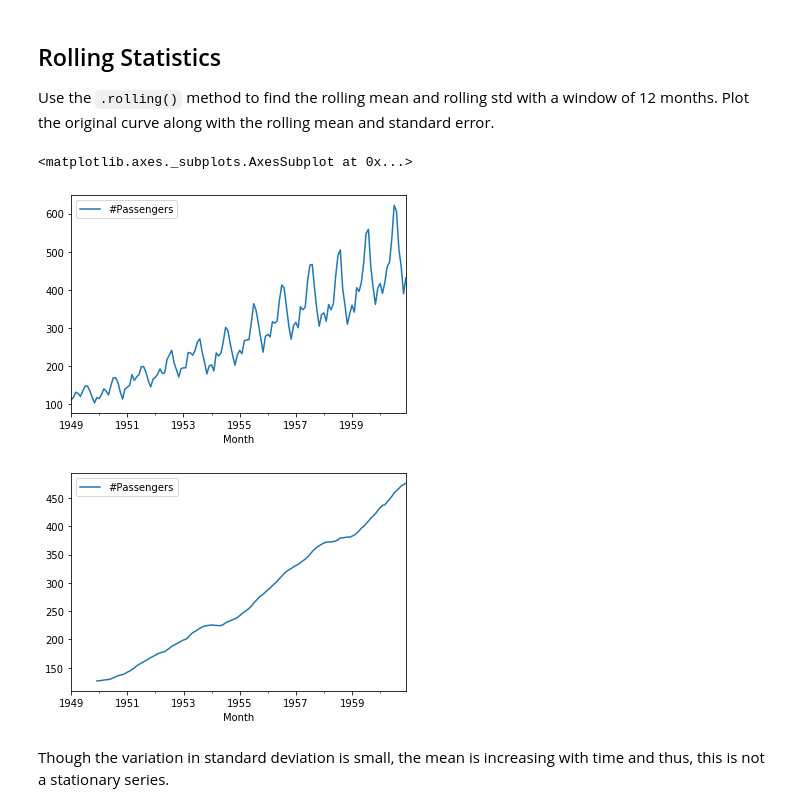
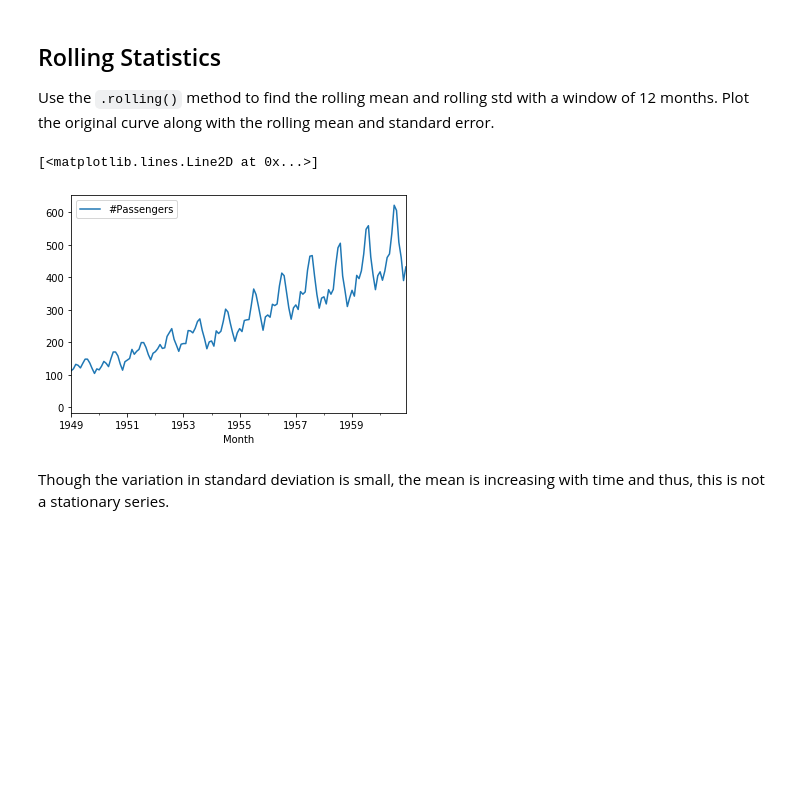
Before and after one commit to OsterMendel/dsc-testing-for-trends-lab-nyc-ds-033020, a Jupyter notebook: index.ipynb, the cells around one changed output. Saved outputs shown, nothing was run; the diff lists cells and outputs as text; code cells hidden in the pictures; blank space fills up the shorter version.

```diff
--- a/index.ipynb
+++ b/index.ipynb
@@ -85,12 +85,11 @@ Use the `.rolling()` method to find the rolling mean and rolling std with a wind
 # %%
 # Determine rolling statistics
 data.plot()
-plt.plotdata.rolling(window=12).mean().plot()
-data.rolling(window=12).std().plot()
+plt.plot(data.rolling(window=12).mean())
+plt.plot(data.rolling(window=12).std())
 # %% [output]
-<matplotlib.axes._subplots.AxesSubplot at 0x...>
+[<matplotlib.lines.Line2D at 0x...>]
-[figure, old version]
+[figure, new version]
-[figure, removed]
 # %%
 # Plot rolling statistics
 # %% [markdown]
```
